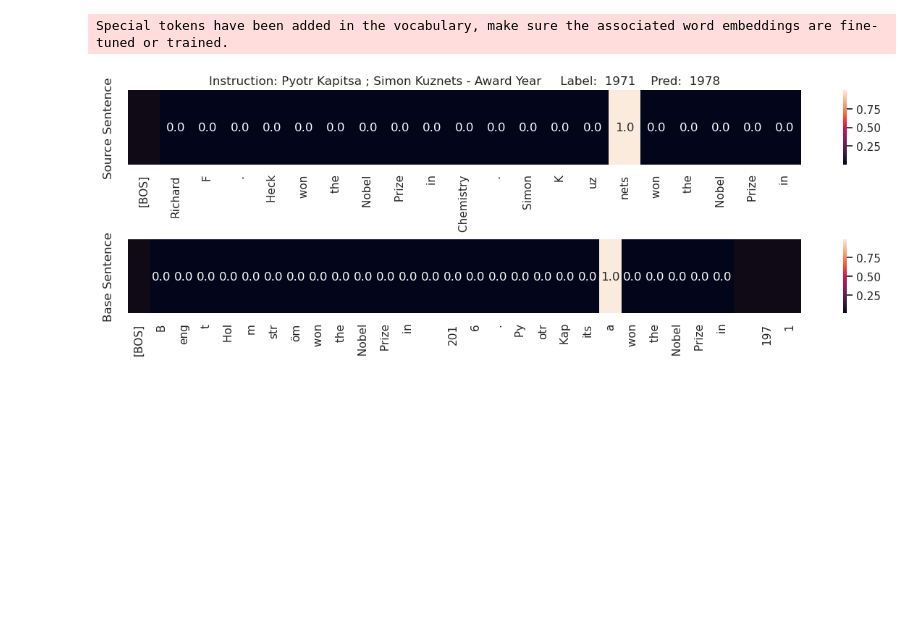
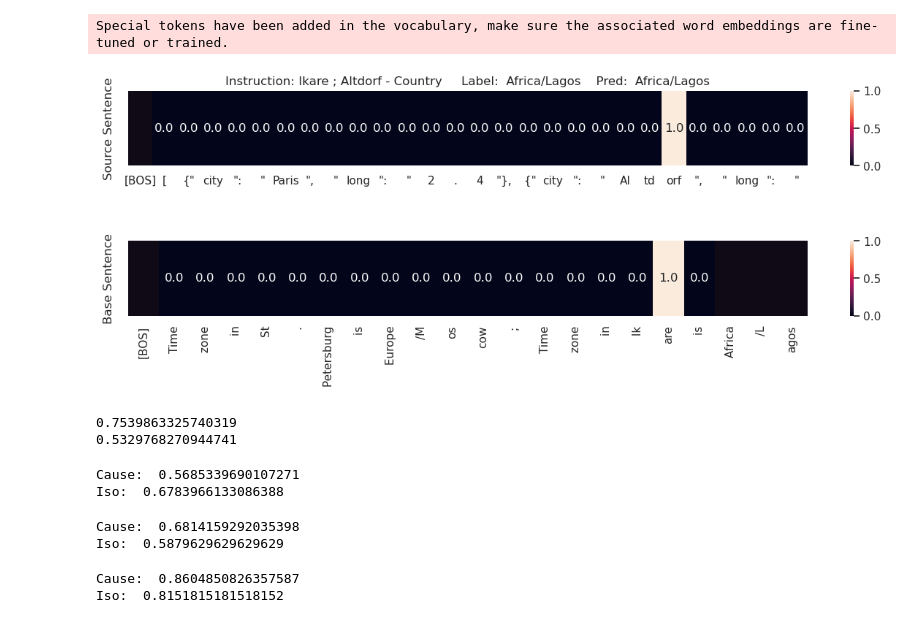
Before and after one commit to jiudingsun01/HyperDAS, a Jupyter notebook: inference.ipynb, the cells around one changed output. Saved outputs shown, nothing was run; the diff lists cells and outputs as text; code cells hidden in the pictures; blank space fills up the shorter version.

Commit message:
save before checkout

```diff
--- a/inference.ipynb
+++ b/inference.ipynb
@@ -14,8 +14,8 @@ tokenizer.padding_side = "left"
 tokenizer.pad_token = tokenizer.eos_token
 tokenizer.pad_token_id = tokenizer.eos_token_id
 
-train_dataset = load_from_disk("./experiments/RAVEL/data/train_large_cleaned")
-test_dataset = load_from_disk("./experiments/RAVEL/data/test_cleaned")
+train_dataset = load_from_disk("./experiments/RAVEL/data/city_test_small")
+test_dataset = load_from_disk("./experiments/RAVEL/data/city_train")
 
 collate_fn = get_ravel_collate_fn(tokenizer, add_space_before_target=True, contain_entity_position=True, source_suffix_visibility=True, base_suffix_visibility=True, bos_token_visibility=False)
 dataloader = DataLoader(test_dataset, batch_size=16, collate_fn=collate_fn, shuffle=False)
@@ -30,24 +30,24 @@ hypernetwork = RavelInterpretorHypernetwork(
     num_editing_heads=32,
     chop_editor_at_layer=4,
     intervention_layer=15,
-    subspace_module="ReflectSelect",
+    subspace_module="QuasiProjective",
     das_dimension=128,
 )
 hypernetwork = hypernetwork.to("cuda")
 # %% [output]
 Special tokens have been added in the vocabulary, make sure the associated word embeddings are fine-tuned or trained.
 # %%
-hypernetwork.load_model("/nlp/scr/sjd24/symmetric_hyperdas/model_epoch_0_step_15000")
+hypernetwork.load_model("/nlp/scr/sjd24/quasi_sym_all_domain")
 # %%
 # hypernetwork.interpretor.bidding_threshold = 0.2
 import seaborn as sns
 
 fig, ax = hypernetwork.plot_heatmap(
     train_dataloader,
-    idxs=1,
+    idxs=8,
     annot=True, batch_size=16,
     indicate_masked_tokens=True,
     digits=1,
 )
 # %% [output]
-[figure, old version]
+[figure, new version]
@@ -69,0 +54,48 @@ prediction = hypernetwork.forward(
+# %%
+# City
+test_dataset = load_from_disk("./experiments/RAVEL/data/city_test_small")
+collate_fn = get_ravel_collate_fn(tokenizer, add_space_before_target=True, contain_entity_position=True, source_suffix_visibility=True, base_suffix_visibility=True, bos_token_visibility=False)
+dataloader = DataLoader(test_dataset, batch_size=16, collate_fn=collate_fn, shuffle=False)
+
+results = hypernetwork.eval_accuracy(dataloader)
+print(results[0]['causal'])
+print(results[0]['isolate'])
+# %% [output]
+0.7539863325740319
+0.5329768270944741
+# %%
+# Nobel Prize
+test_dataset = load_from_disk("./experiments/RAVEL/data/nobel_prize_winner_test")
+collate_fn = get_ravel_collate_fn(tokenizer, add_space_before_target=True, contain_entity_position=True, source_suffix_visibility=True, base_suffix_visibility=True, bos_token_visibility=False)
+dataloader = DataLoader(test_dataset, batch_size=16, collate_fn=collate_fn, shuffle=False)
+
+results = hypernetwork.eval_accuracy(dataloader)
+print('Cause: ', results[0]['causal'])
+print('Iso: ', results[0]['isolate'])
+# %% [output]
+Cause:  0.5685339690107271
+Iso:  0.6783966133086388
+# %%
+# Occupation
+test_dataset = load_from_disk("./experiments/RAVEL/data/occupation_test")
+collate_fn = get_ravel_collate_fn(tokenizer, add_space_before_target=True, contain_entity_position=True, source_suffix_visibility=True, base_suffix_visibility=True, bos_token_visibility=False)
+dataloader = DataLoader(test_dataset, batch_size=16, collate_fn=collate_fn, shuffle=False)
+
+results = hypernetwork.eval_accuracy(dataloader)
+print('Cause: ', results[0]['causal'])
+print('Iso: ', results[0]['isolate'])
+# %% [output]
+Cause:  0.6814159292035398
+Iso:  0.5879629629629629
+# %%
+# Physical Object
+test_dataset = load_from_disk("./experiments/RAVEL/data/physical_object_test")
+collate_fn = get_ravel_collate_fn(tokenizer, add_space_before_target=True, contain_entity_position=True, source_suffix_visibility=True, base_suffix_visibility=True, bos_token_visibility=False)
+dataloader = DataLoader(test_dataset, batch_size=16, collate_fn=collate_fn, shuffle=False)
+
+results = hypernetwork.eval_accuracy(dataloader)
+print('Cause: ', results[0]['causal'])
+print('Iso: ', results[0]['isolate'])
+# %% [output]
+Cause:  0.8604850826357587
+Iso:  0.8151815181518152
```
Also changed, not shown: parts of 2 cells of this notebook, 16 other files.
